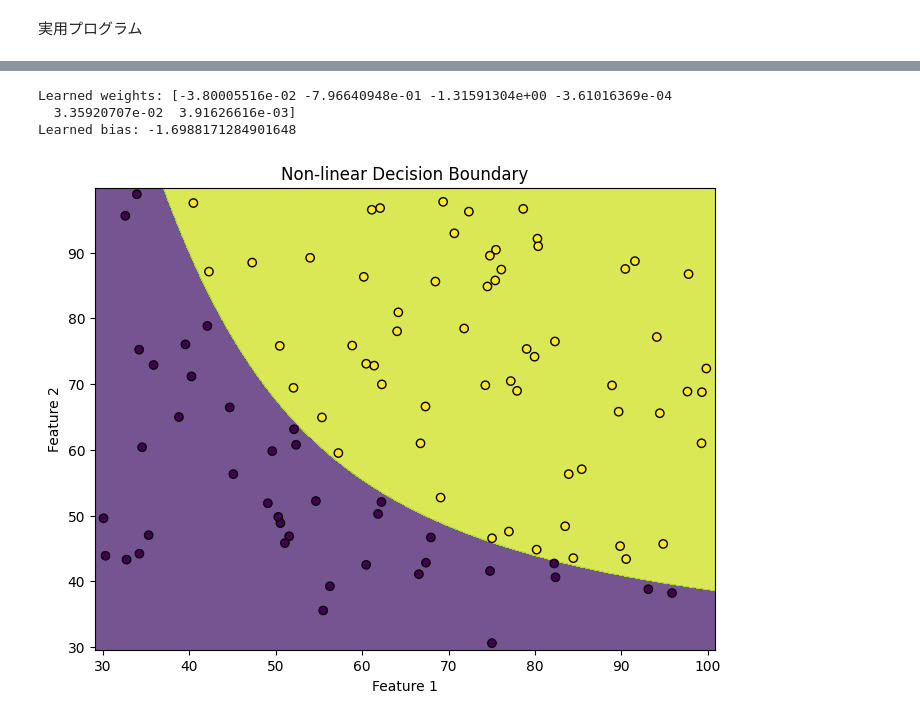
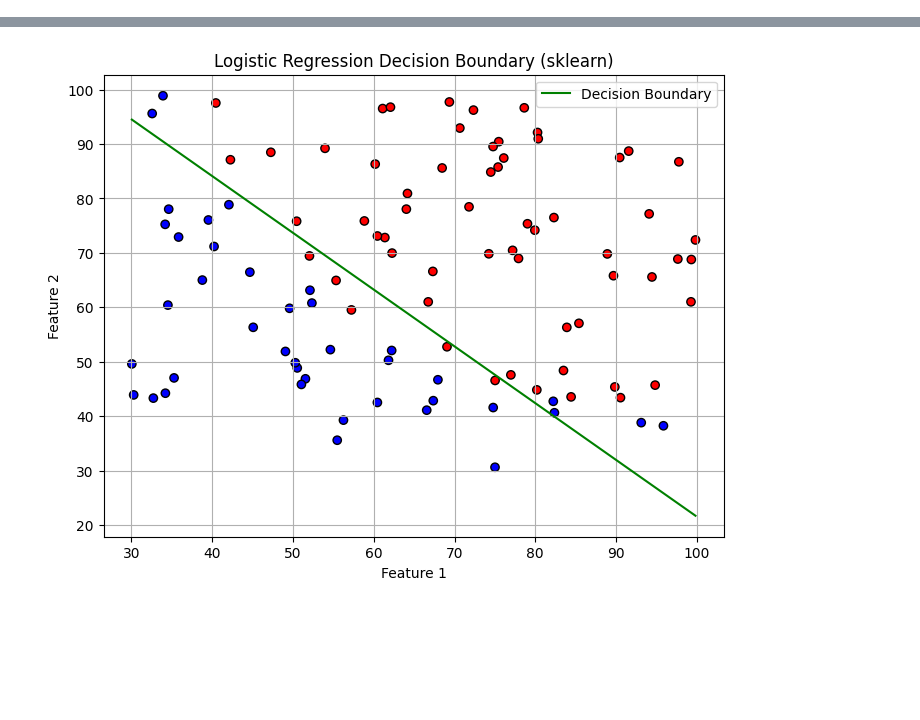
Before and after one commit to shin1300/machine_learning, a Jupyter notebook: logistic_regression.ipynb, the cells around one changed output, grey strips where cells are left out. Saved outputs shown, nothing was run; the diff lists cells and outputs as text; code cells hidden in the pictures; blank space fills up the shorter version.

```diff
--- a/logistic_regression.ipynb
+++ b/logistic_regression.ipynb
@@ -65,62 +66,57 @@ w_j := w_j - \alpha \frac{\partial J(\mathbf{w}, b)}{\partial w_j} \quad (j=0,1,
 $$
 
 この操作を収束するまで繰り返す
-# %% [markdown]
-実用プログラム
 # %%
 import numpy as np
 import pandas as pd
 import matplotlib.pyplot as plt
+import time
 from sklearn.linear_model import LogisticRegression
-from sklearn.preprocessing import PolynomialFeatures
-from sklearn.preprocessing import StandardScaler
-from sklearn.datasets import make_blobs
-from sklearn.neural_network import MLPClassifier
-import copy
-import math
 
+# 時間計測開始
+start_time = time.time()
 
-%matplotlib inline
-# データの読み込み
-data = pd.read_csv("data/ex2data3.txt")
-X_train = data.iloc[:, :-1].values
-y_train = data.iloc[:, -1].values
+# データ読み込み
+data = pd.read_csv("data/ex2data3.txt", header=None)
+X = data.iloc[:, :-1].values
+y = data.iloc[:, -1].values
 
-# 特徴量を多項式変換する (例: 3次の多項式)
-poly = PolynomialFeatures(degree=2)
-X_train_poly = poly.fit_transform(X_train)
+# 特徴量の標準化（元の描画に合わせて）
+X_mean = np.mean(X, axis=0)
+X_std = np.std(X, axis=0)
+X_norm = (X - X_mean) / X_std
 
-# ロジスティック回帰モデルの作成
-model = LogisticRegression(solver='lbfgs')
+# sklearn ロジスティック回帰（一次特徴量）を標準化データで学習
+model = LogisticRegression(solver='lbfgs', max_iter=1000)
+model.fit(X_norm, y)
 
-# モデルの訓練
-model.fit(X_train_poly, y_train)
+# 時間計測終了
+end_time = time.time()
+print(f"[sklearn] 実行時間: {end_time - start_time:.4f} 秒")
 
-# モデルの重みとバイアス
-w = model.coef_[0]
-b = model.intercept_[0]
+# 決定境界の描画関数
+def plot_decision_boundary_scaled(X, y, model, X_mean, X_std):
+    # 標準化データのx1範囲
+    x1 = np.linspace(X[:, 0].min(), X[:, 0].max(), 100)
+    w = model.coef_[0]
+    b = model.intercept_[0]
+    x2 = -(w[0] * x1 + b) / w[1]
 
-# 結果表示
-print("Learned weights:", w)
-print("Learned bias:", b)
+    # 元のスケールに戻す
+    x1_real = x1 * X_std[0] + X_mean[0]
+    x2_real = x2 * X_std[1] + X_mean[1]
 
-# 決定境界をプロットする
-def plot_decision_boundary(X, y, model, poly):
+    # 描画
     plt.figure(figsize=(8, 6))
-    h = .02
-    x_min, x_max = X[:, 0].min() - 1, X[:, 0].max() + 1
-    y_min, y_max = X[:, 1].min() - 1, X[:, 1].max() + 1
-    xx, yy = np.meshgrid(np.arange(x_min, x_max, h),
-                         np.arange(y_min, y_max, h))
-    Z = model.predict(poly.transform(np.c_[xx.ravel(), yy.ravel()]))
-    Z = Z.reshape(xx.shape)
-    plt.contourf(xx, yy, Z, alpha=0.75)
-    plt.scatter(X[:, 0], X[:, 1], c=y, edgecolors='k', marker='o')
-    plt.title('Non-linear Decision Boundary')
+    plt.scatter(X[:, 0] * X_std[0] + X_mean[0], X[:, 1] * X_std[1] + X_mean[1], c=y,
+                edgecolors='k', cmap=plt.cm.bwr, marker='o')
+    plt.plot(x1_real, x2_real, label='Decision Boundary', color='green')
     plt.xlabel('Feature 1')
     plt.ylabel('Feature 2')
+    plt.title('Logistic Regression Decision Boundary (sklearn)')
+    plt.legend()
+    plt.grid(True)
     plt.show()
 
-# 決定境界をプロット
-plot_decision_boundary(X_train, y_train, model, poly)
+plot_decision_boundary_scaled(X_norm, y, model, X_mean, X_std)
 # %% [output]
@@ -134,5 +124,2 @@ Please also refer to the documentation for alternative solver options:
-Learned weights: [-3.80005516e-02 -7.96640948e-01 -1.31591304e+00 -3.61016369e-04
-  3.35920707e-02  3.91626616e-03]
-Learned bias: -1.6988171284901648
-[figure, old version]
+[figure, new version]
 # %% [markdown]
```
Also changed, not shown: parts of 5 cells of this notebook.
